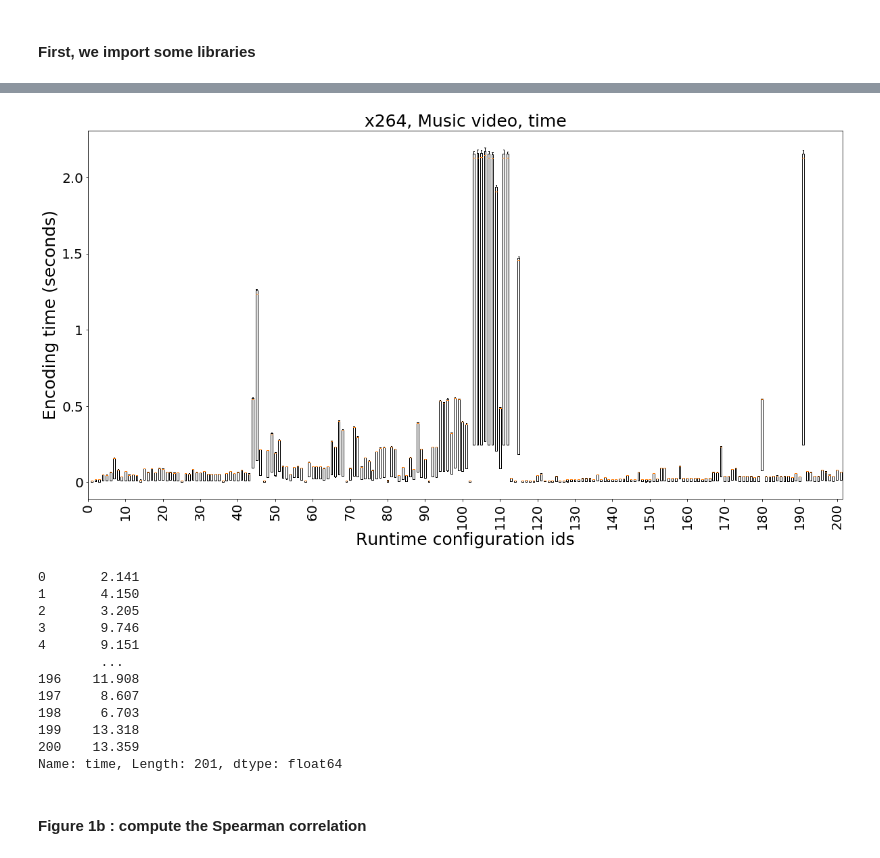
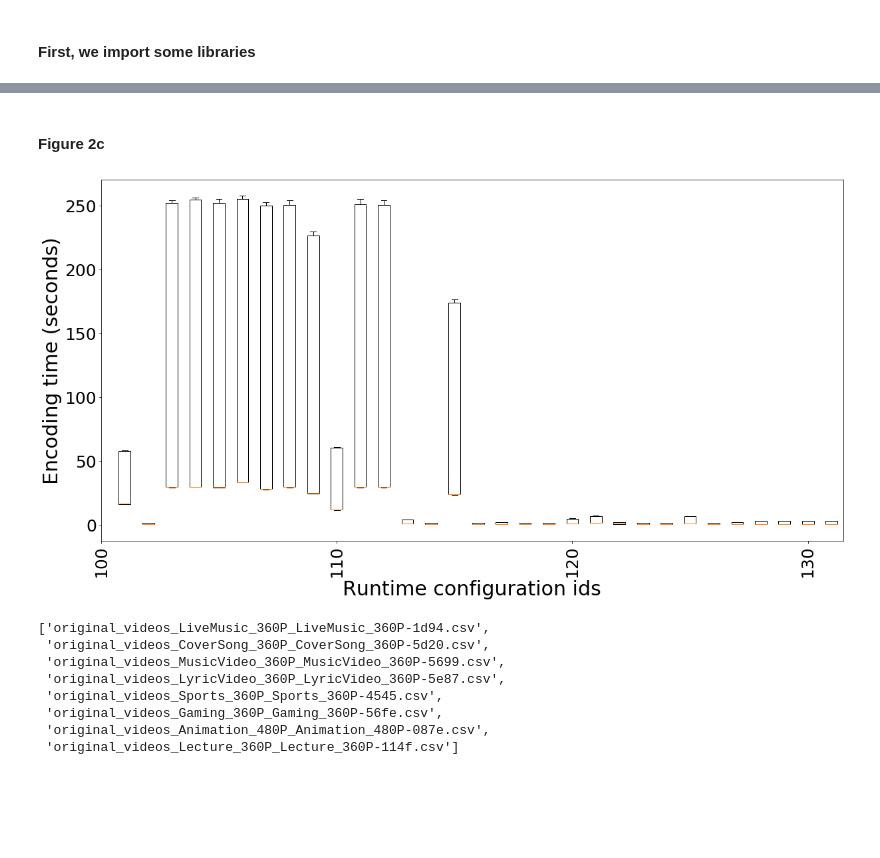
Before and after one commit to llesoil/ctime_opt, a Jupyter notebook: src/Interplay - main notebook.ipynb, the cells around one changed output, grey strips where cells are left out. Saved outputs shown, nothing was run; the diff lists cells and outputs as text; code cells hidden in the pictures; blank space fills up the shorter version.

```diff
--- a/src/Interplay - main notebook.ipynb
+++ b/src/Interplay - main notebook.ipynb
@@ -65,6 +72,0 @@ for i in range(len(list_dir)):
-# %%
-for j in range(len(inputs)):
-    time_inputs = []
-    for i in range(len(list_dir)):
-        time_inputs.append(np.median(data[list_dir[i], inputs[j]]["time"]))
-    print(inputs[j], np.median(time_inputs))
@@ -87,14 +80,0 @@ inputs_index = 1
-# %%
-plt.figure(figsize=(10,6))
-plt.title("Second input, CoverSong video", size =20)
-plt.ylabel("Encoded fps (frames/second)", size=20)
-plt.xlabel("Configuration ids", size=20)
-plt.yticks(size=15)
-plt.xticks(size=15)
-
-for i in range(len(list_dir)):
-    df = data[list_dir[i], inputs[inputs_index]]
-    plt.scatter(range(df.shape[0]), df[dim])
-
-plt.savefig('../results/'+name_system+'/scatterplot_'+dim+'_'+inputs[inputs_index][:-4]+'.png')
-plt.show()
@@ -141,44 +143,43 @@ original_videos_MusicVideo_360P_MusicVideo_360P-5699.csv
+# %% [markdown]
+#### Figure 2c
 # %%
+ns ="x264"
+dim = "time"
+inputs_index = 3
+
 listDim = []
 for i in range(len(list_dir)):
-    df = data[list_dir[i], inputs[inputs_index]]
+    df = data[ns, list_dir[i], inputs_index]
     listDim.append(df[dim])
 
 print()
 
 transposed_listDim = []
 for i in range(len(listDim[0])):
     transposed_listDim.append([listDim[j][i] for j in range(len(listDim))])
 
 plt.figure(figsize=(20,10))
 
-plt.title("x264, Music video, time", size = 25)
-plt.ylabel("Encoding time (seconds)", size = 25)
+#plt.title("x264, Music video, "+dim, size = 30)
+plt.ylabel("Encoding time (seconds)", size = 30)
+plt.xlabel("Runtime configuration ids", size=30)
 
-plt.xlabel("Runtime configuration ids", size=25)
-plt.boxplot(transposed_listDim)
-plt.xticks([k for k in range(201) if k%10==0],[k for k in range(201) if k%10==0],
-           rotation='vertical', size =20)
-plt.yticks([0, 500, 1000, 1500, 2000], [0,0.5, 1, 1.5, 2.0],
-           size=20)
-plt.savefig("../results/boxplot_"+name_system+"_"+dim+".png")
+plt.boxplot(transposed_listDim[100:131])
+plt.xticks([k for k in range(31) if k%10==0],[k for k in range(100,131) if k%10==0],
+           rotation='vertical', size =25)
+plt.yticks(size=25)
+plt.savefig("../results/boxplot_"+ns+"_"+dim+".png")
 plt.show()
 # %% [output]
-[figure, old version]
+[figure, new version]
-# %%
-data[list_dir[2], inputs[inputs_index]]["time"]
-# %% [output]
-0       2.141
-1       4.150
-2       3.205
-3       9.746
-4       9.151
-        ...
-196    11.908
-197     8.607
-198     6.703
-199    13.318
-200    13.359
-Name: time, Length: 201, dtype: float64
-# %% [markdown]
-#### Figure 1b : compute the Spearman correlation
+# %%
+inputs_name["x264"]
+# %% [output]
+['original_videos_LiveMusic_360P_LiveMusic_360P-1d94.csv',
+ 'original_videos_CoverSong_360P_CoverSong_360P-5d20.csv',
+ 'original_videos_MusicVideo_360P_MusicVideo_360P-5699.csv',
+ 'original_videos_LyricVideo_360P_LyricVideo_360P-5e87.csv',
+ 'original_videos_Sports_360P_Sports_360P-4545.csv',
+ 'original_videos_Gaming_360P_Gaming_360P-56fe.csv',
+ 'original_videos_Animation_480P_Animation_480P-087e.csv',
+ 'original_videos_Lecture_360P_Lecture_360P-114f.csv']
```
Also changed, not shown: parts of 35 cells of this notebook, 29 other files.
